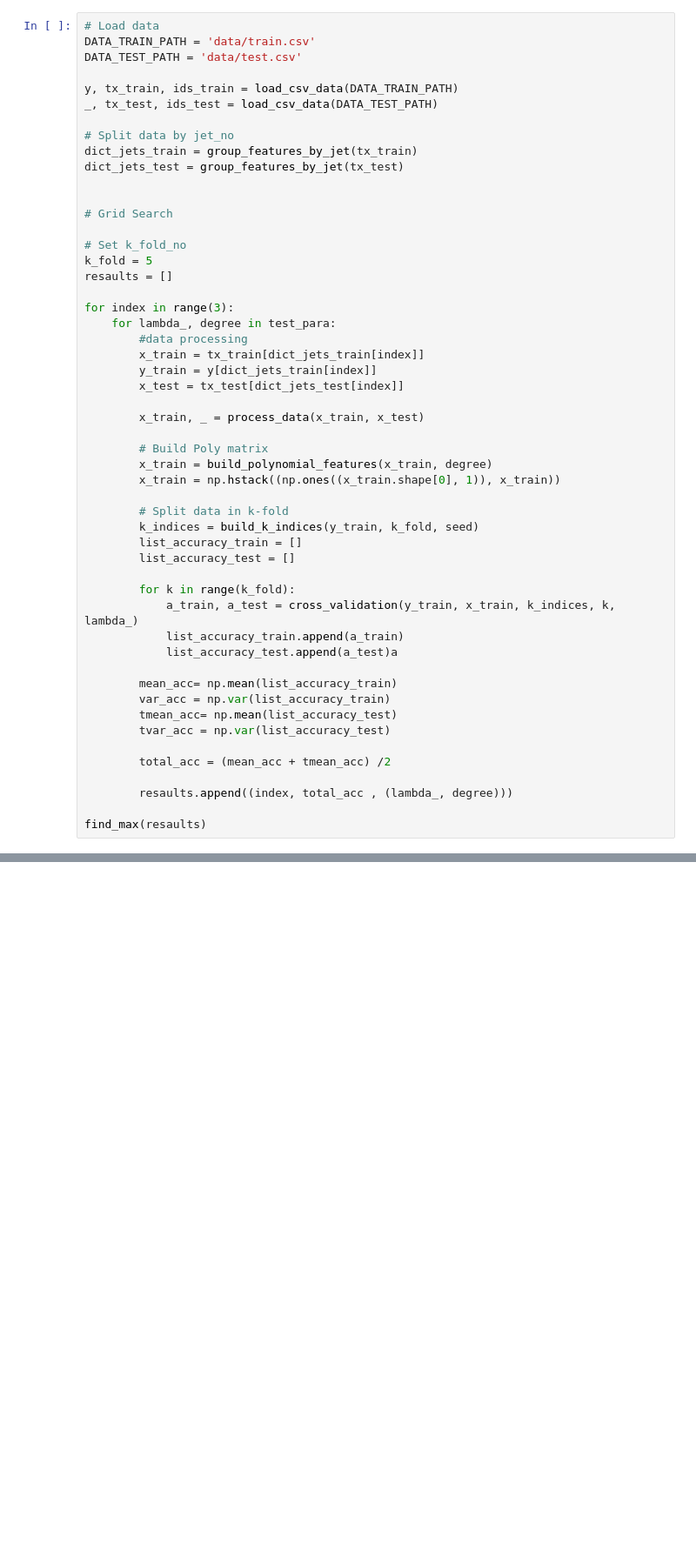
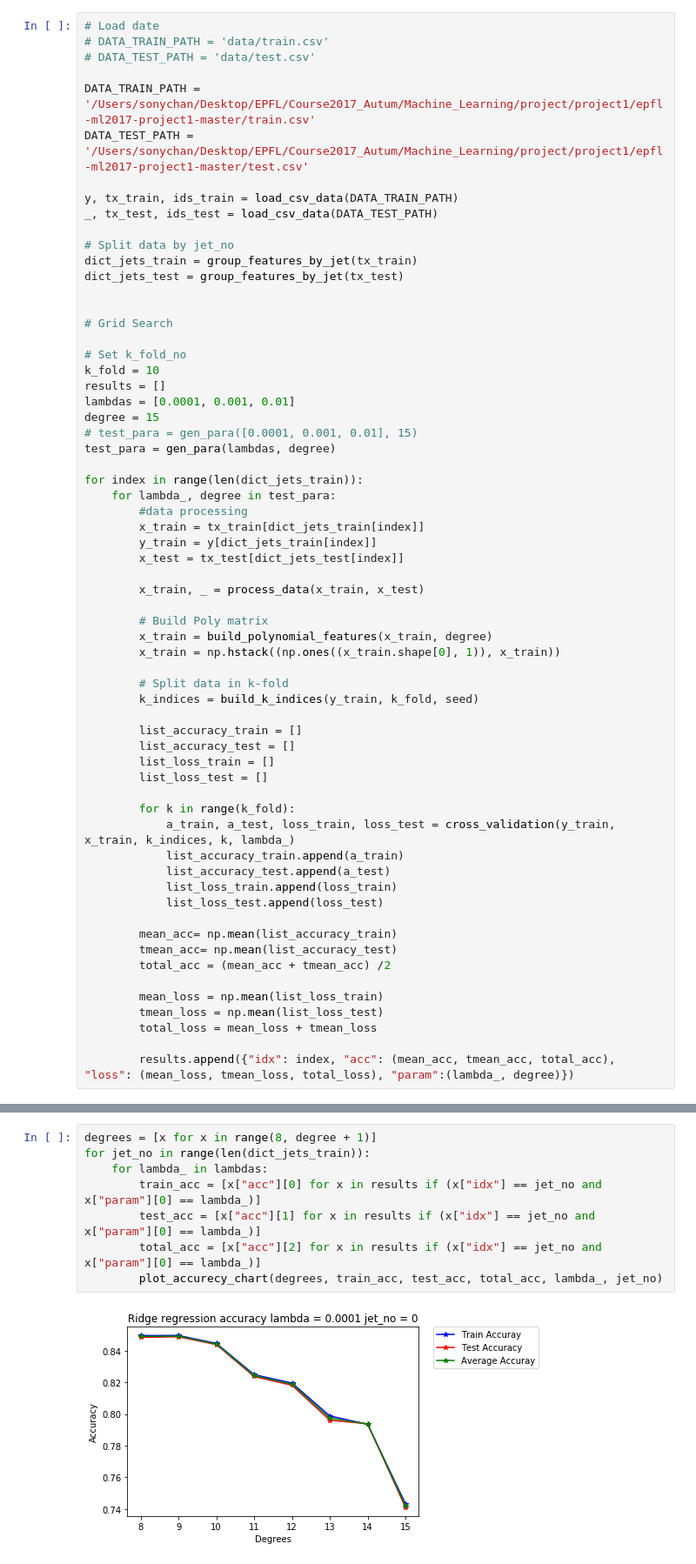
Before and after one commit to xiangzhemeng/Kaggle-Higgs-Boson-Machine-Learning-Challenge, a Jupyter notebook: grid_search_for_params.ipynb, the cells around one changed output, grey strips where cells are left out. Shown: that part at 87% size. Saved outputs shown, nothing was run; the diff lists cells and outputs as text; blank space fills up the shorter version.

Commit message:
Add plot chart to  gridsearch_for_param

```diff
--- a/grid_search_for_params.ipynb
+++ b/grid_search_for_params.ipynb
@@ -56,7 +81,10 @@ def find_max(resault):
 # %%
-# Load data
-DATA_TRAIN_PATH = 'data/train.csv'
-DATA_TEST_PATH = 'data/test.csv'
+# Load date
+# DATA_TRAIN_PATH = 'data/train.csv'
+# DATA_TEST_PATH = 'data/test.csv'
+
+DATA_TRAIN_PATH = '/Users/sonychan/Desktop/EPFL/Course2017_Autum/Machine_Learning/project/project1/epfl-ml2017-project1-master/train.csv'
+DATA_TEST_PATH = '/Users/sonychan/Desktop/EPFL/Course2017_Autum/Machine_Learning/project/project1/epfl-ml2017-project1-master/test.csv'
 
 y, tx_train, ids_train = load_csv_data(DATA_TRAIN_PATH)
 _, tx_test, ids_test = load_csv_data(DATA_TEST_PATH)
@@ -69,10 +97,14 @@ dict_jets_test = group_features_by_jet(tx_test)
 # Grid Search
 
 # Set k_fold_no
-k_fold = 5
-resaults = []
+k_fold = 10
+results = []
+lambdas = [0.0001, 0.001, 0.01]
+degree = 15
+# test_para = gen_para([0.0001, 0.001, 0.01], 15)
+test_para = gen_para(lambdas, degree)
 
-for index in range(3):
+for index in range(len(dict_jets_train)):
     for lambda_, degree in test_para:
         #data processing
         x_train = tx_train[dict_jets_train[index]]
@@ -87,21 +119,25 @@ for index in range(3):
 
         # Split data in k-fold
         k_indices = build_k_indices(y_train, k_fold, seed)
+
         list_accuracy_train = []
         list_accuracy_test = []
+        list_loss_train = []
+        list_loss_test = []
 
         for k in range(k_fold):
-            a_train, a_test = cross_validation(y_train, x_train, k_indices, k, lambda_)
+            a_train, a_test, loss_train, loss_test = cross_validation(y_train, x_train, k_indices, k, lambda_)
             list_accuracy_train.append(a_train)
-            list_accuracy_test.append(a_test)a
+            list_accuracy_test.append(a_test)
+            list_loss_train.append(loss_train)
+            list_loss_test.append(loss_test)
 
         mean_acc= np.mean(list_accuracy_train)
-        var_acc = np.var(list_accuracy_train)
         tmean_acc= np.mean(list_accuracy_test)
-        tvar_acc = np.var(list_accuracy_test)
-
         total_acc = (mean_acc + tmean_acc) /2
 
-        resaults.append((index, total_acc , (lambda_, degree)))
+        mean_loss = np.mean(list_loss_train)
+        tmean_loss = np.mean(list_loss_test)
+        total_loss = mean_loss + tmean_loss
 
-find_max(resaults)
+        results.append({"idx": index, "acc": (mean_acc, tmean_acc, total_acc), "loss": (mean_loss, tmean_loss, total_loss), "param":(lambda_, degree)})
@@ -107,0 +152,10 @@ find_max(resaults)
+# %%
+degrees = [x for x in range(8, degree + 1)]
+for jet_no in range(len(dict_jets_train)):
+    for lambda_ in lambdas:
+        train_acc = [x["acc"][0] for x in results if (x["idx"] == jet_no and x["param"][0] == lambda_)]
+        test_acc = [x["acc"][1] for x in results if (x["idx"] == jet_no and x["param"][0] == lambda_)]
+        total_acc = [x["acc"][2] for x in results if (x["idx"] == jet_no and x["param"][0] == lambda_)]
+        plot_accurecy_chart(degrees, train_acc, test_acc, total_acc, lambda_, jet_no)
+# %% [output]
+[figure, added]
```
Also changed, not shown: parts of 11 cells of this notebook.
